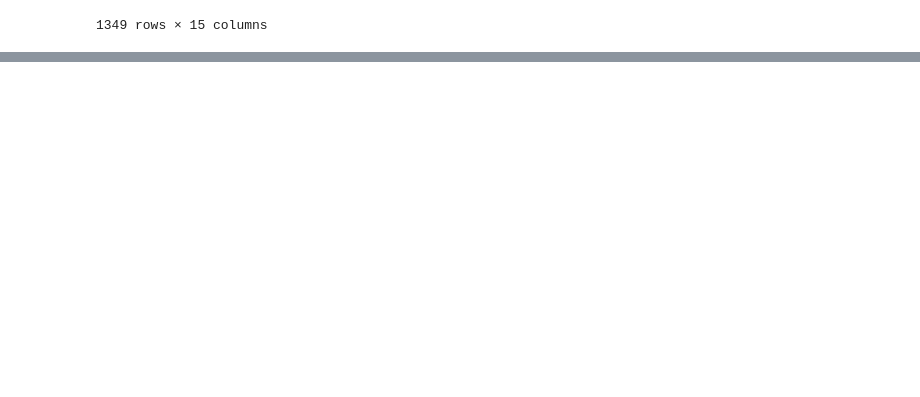
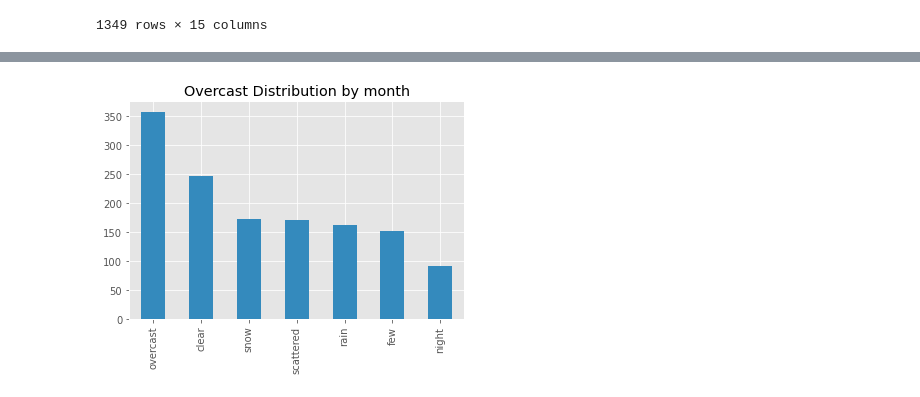
Before and after one commit to arnoldas500/clouds_detection, a Jupyter notebook: category_statistics.ipynb, the cells around one changed output, grey strips where cells are left out. Saved outputs shown, nothing was run; the diff lists cells and outputs as text; code cells hidden in the pictures; blank space fills up the shorter version.

```diff
--- a/category_statistics.ipynb
+++ b/category_statistics.ipynb
@@ -167,0 +199,7 @@ with plt.style.context('ggplot'):
+# %%
+#show distribution by month
+with plt.style.context('ggplot'):
+    df['cloud'].value_counts().plot(
+        kind='bar', color='C1', title='Overcast Distribution by month');
+# %% [output]
+[figure, added]
```
Also changed, not shown: parts of 14 cells of this notebook.
